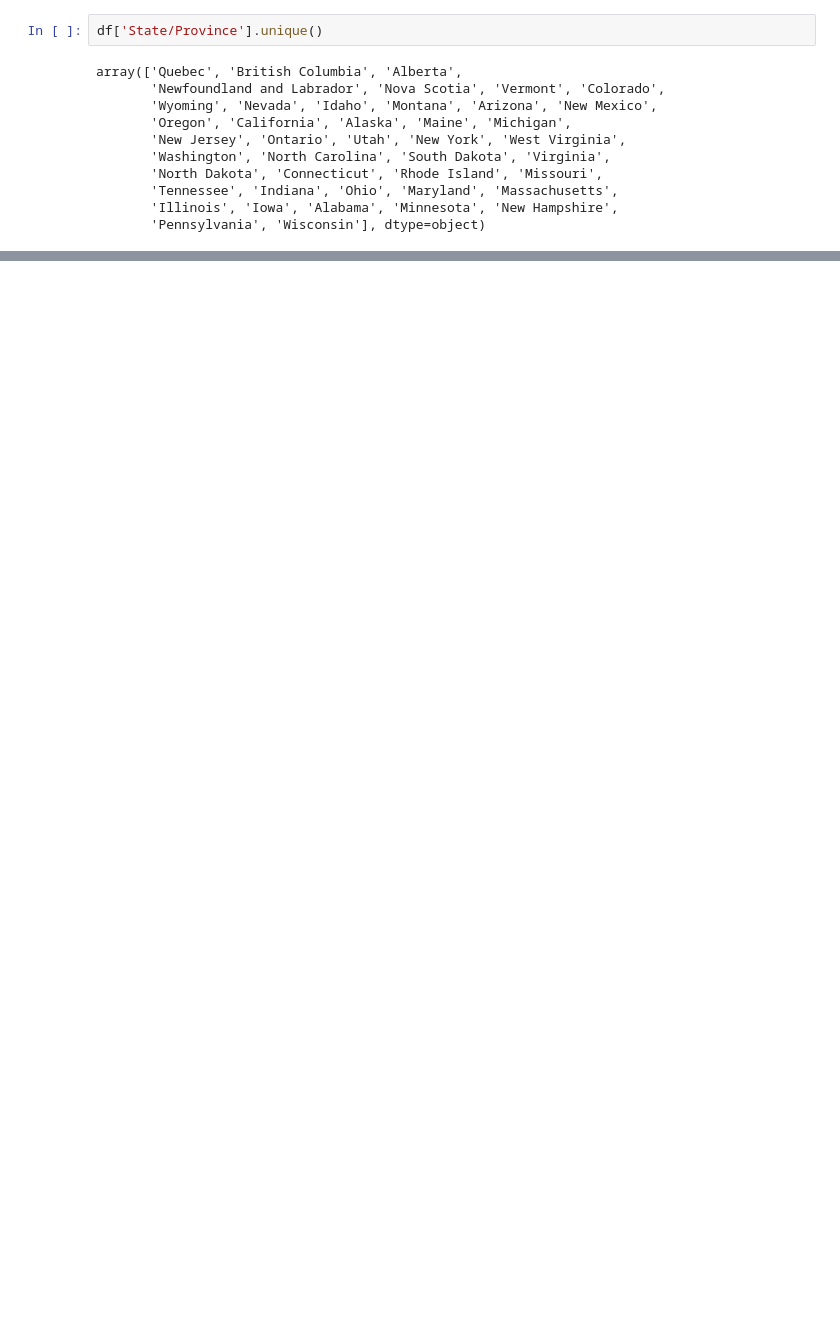
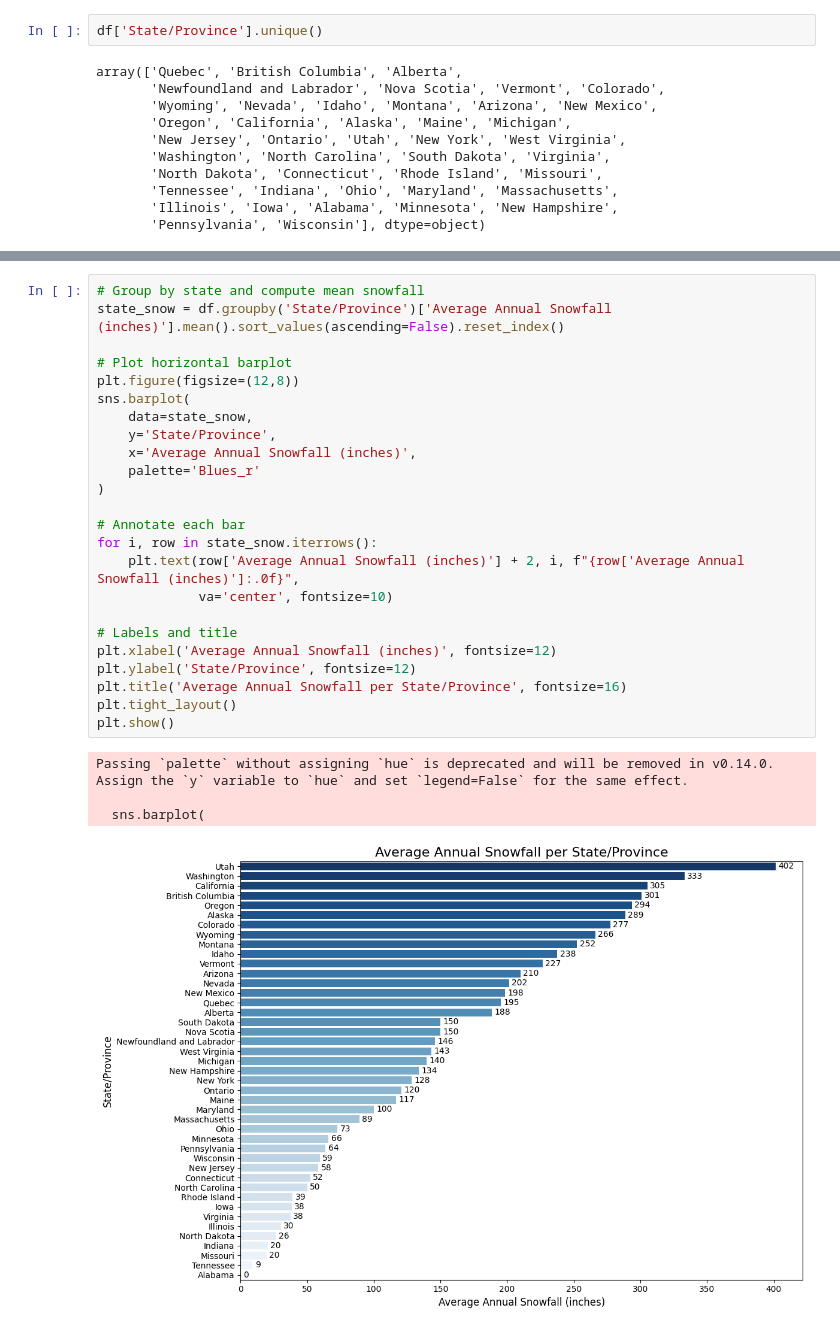
Before and after one commit to ella-walker/weather_api_project, a Jupyter notebook: weather.ipynb, the cells around one changed output, grey strips where cells are left out. Drawn from its saved outputs; the diff is of its cells as text; blank space fills up the shorter version.

```diff
--- a/weather.ipynb
+++ b/weather.ipynb
@@ -248,0 +354,29 @@ array(['Quebec', 'British Columbia', 'Alberta',
+# %%
+# Group by state and compute mean snowfall
+state_snow = df.groupby('State/Province')['Average Annual Snowfall (inches)'].mean().sort_values(ascending=False).reset_index()
+
+# Plot horizontal barplot
+plt.figure(figsize=(12,8))
+sns.barplot(
+    data=state_snow,
+    y='State/Province',
+    x='Average Annual Snowfall (inches)',
+    palette='Blues_r'
+)
+
+# Annotate each bar
+for i, row in state_snow.iterrows():
+    plt.text(row['Average Annual Snowfall (inches)'] + 2, i, f"{row['Average Annual Snowfall (inches)']:.0f}",
+             va='center', fontsize=10)
+
+# Labels and title
+plt.xlabel('Average Annual Snowfall (inches)', fontsize=12)
+plt.ylabel('State/Province', fontsize=12)
+plt.title('Average Annual Snowfall per State/Province', fontsize=16)
+plt.tight_layout()
+plt.show()
+# %% [output]
+Passing `palette` without assigning `hue` is deprecated and will be removed in v0.14.0. Assign the `y` variable to `hue` and set `legend=False` for the same effect.
+
+  sns.barplot(
+[figure, added]
```
Also changed, not shown: parts of 10 cells of this notebook.
